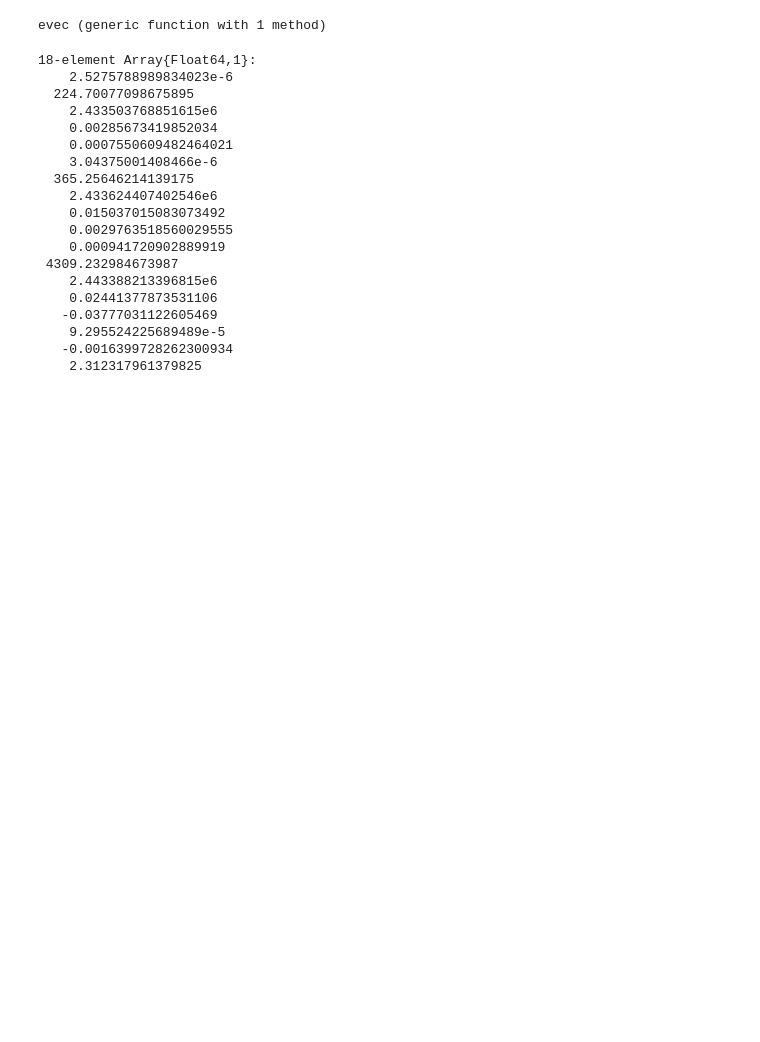
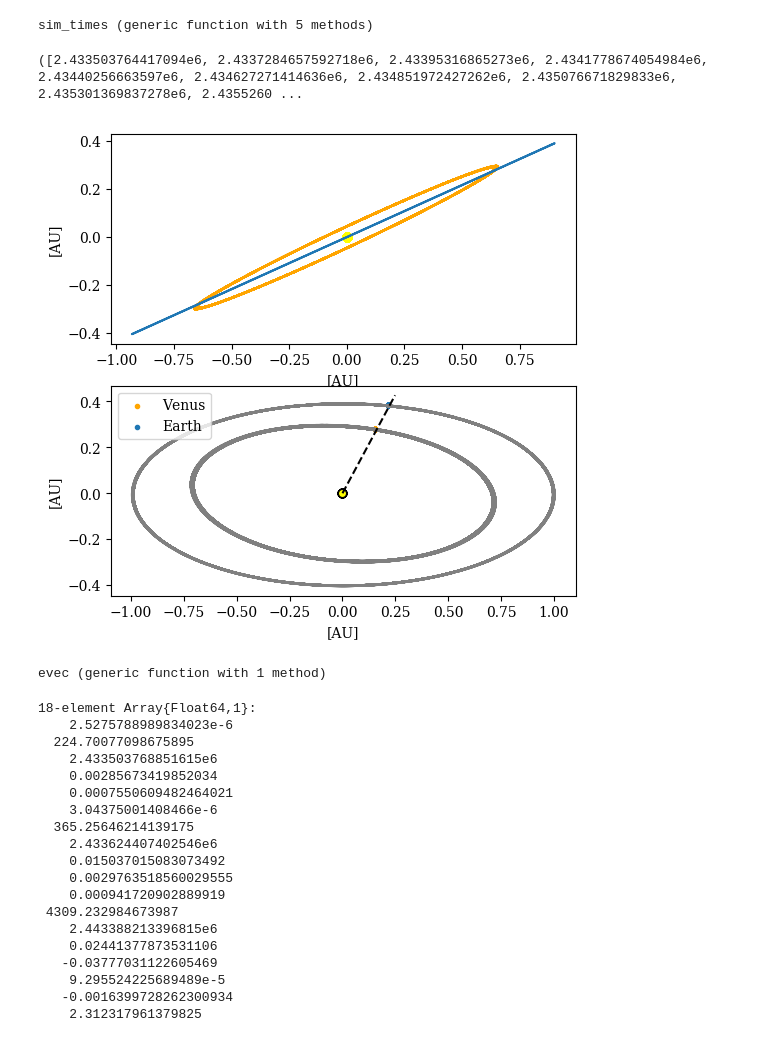
Before and after one commit to bmlindor/ttv_ss, a Jupyter notebook: plots.ipynb, the cells around one changed output. Drawn from its saved outputs; the diff is of its cells as text; code cells hidden in the pictures; blank space fills up the shorter version.

Commit message:
fixed ephem files

```diff
--- a/plots.ipynb
+++ b/plots.ipynb
@@ -10,0 +32,32 @@ Changed respecive lines in compute_ttv.jl, MCMC.jl and fit_mysterybody.jl
+# %%
+# download("ftp://ssd.jpl.nasa.gov/pub/eph/planets/Linux/de430/linux_p1550p2650.430","DE430")
+eph1 = Ephem("INPUTS/DE430");prefetch(eph1)
+eph2 = Ephem("INPUTS/DE440");prefetch(eph2)
+#options2 = useNaifId + unitRad + unitSec #+ outputNutationAngles
+# %%
+jd1 = 2.4332825e6
+jd2 = 2.4478925e6
+jdsize = 1000
+t0 = range(jd1,stop=jd2-1,length = jdsize)
+sigma = 30.0
+AU = 149597870.700 #km
+include("sim_times.jl")
+# %% [output]
+sim_times (generic function with 5 methods)
+# %%
+tt1,tt2,n_obs,pva_sun,pva_venus,pva_earth = sim_times(jd1,jd2,jdsize,true,sigma,true)
+# %% [output]
+([2.433503764417094e6, 2.4337284657592718e6, 2.43395316865273e6, 2.4341778674054984e6, 2.43440256663597e6, 2.434627271414636e6, 2.434851972427262e6, 2.435076671829833e6, 2.435301369837278e6, 2.4355260 ...
+# %%
+pva0 = zeros(9,length(tt2))
+pva1 = zeros(9,length(tt2))
+pva2 = zeros(9,length(tt2))
+options=useNaifId+unitKM+unitDay
+for i=1:length(tt2)
+pva0[1:9,i] = compute(eph2,tt1[i],0.5,10,10,options,2)./AU
+pva1[1:9,i] = compute(eph2,tt1[i],0.5,2,10,options,2)./AU
+# if include_moon
+#   pva_2[1:9,i] = compute(eph,t0[i],0.5,3,10,options,2)
+# else
+pva2[1:9,i] = compute(eph2,tt2[i],0.5,399,10,options,2)./AU
+end
@@ -11,3 +96,38 @@ Changed respecive lines in compute_ttv.jl, MCMC.jl and fit_mysterybody.jl
+# %%
+fig=figure(figsize=(6,6))
+subplot(211)
+ax1=gca()
+ax1.plot(vec(pva_sun[2,:]),vec(pva_sun[3,:]),label="Sun",color=:yellow,marker="o")
+# ax1.plot(vec(pva_sun[2,:]),vec(pva_sun[3,:]),color=:yellow,marker="o",mec="black")
+ax1.plot(vec(pva_venus[2,:]),vec(pva_venus[3,:]),label="Venus",color=:orange)
+ax1.plot(vec(pva_earth[2,:]),vec(pva_earth[3,:]),label="Earth")
+# ax1.plot([0,n_obs[2]*1.1],[0,n_obs[3]*1.1],color=:black)
+# ax1.tick_params(which="major",direction="in",length=6,
+#     left="false",right="false",top="false",bottom="false",
+#     labelbottom="false",labeltop="false",labelleft="false",labelright="false")
+xlabel("[AU]")
+ylabel("[AU]")
+# legend(loc="lower left")
+
+subplot(212)
+ax2=gca()
+ax2.scatter(vec(pva0[1,:]),vec(pva0[3,:]),color=:yellow,marker="o",edgecolors="black")
+# ax2.scatter(pva_venus[1,imin1],pva_venus[2,imin1],label="Venus Transit",color=:orange)
+ax2.plot(vec(pva_venus[1,:]),vec(pva_venus[3,:]),color=:gray)
+ax2.scatter(vec(pva1[1,:]),vec(pva1[3,:]),label="Venus",color=:orange,marker=".")
+# ax2.scatter(pva_earth[1,imin2],pva_earth[2,imin2],label="Earth Transit")
+ax2.plot(vec(pva_earth[1,:]),vec(pva_earth[3,:]),color=:gray)
+ax2.scatter(vec(pva2[1,:]),vec(pva2[3,:]),label="Earth",marker=".")
+ax2.plot([0,n_obs[1]*1.1],[0,n_obs[3]*1.1],"k--")
+# ax2.tick_params(which="major",direction="in",
+#     left="true",right="false",top="false",bottom="true",
+#     labelbottom="true",labeltop="false",labelleft="true",labelright="false")
+ax2.legend()
+xlabel("[AU]")
+ylabel("[AU]")
+show()
+# %% [output]
+[figure, added]
 # %%
 calc_deg(value) = value * 180/pi
 calc_rad(value) = value * pi/180
```
Also changed, not shown: parts of 5 cells of this notebook, 4 other files.
